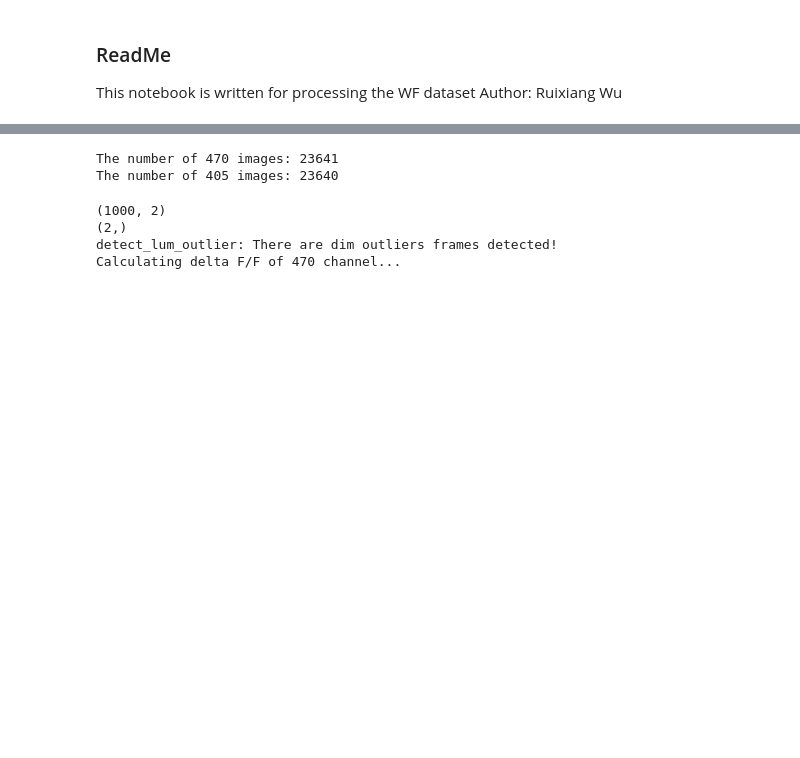
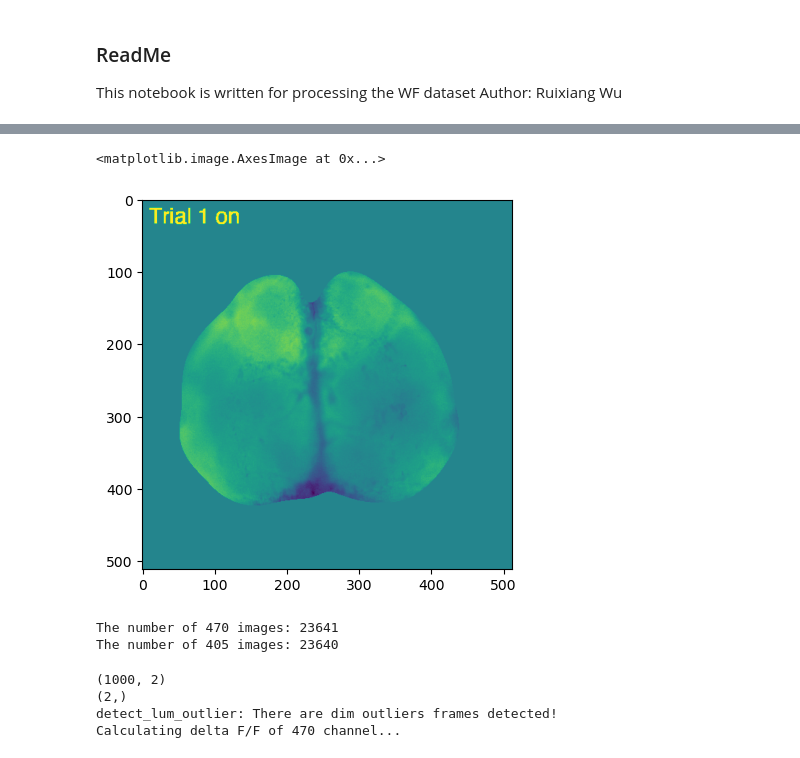
Before and after one commit to Sh555Lin/WF_GoNogo, a Jupyter notebook: analysis/pre_process.ipynb, the cells around one changed output, grey strips where cells are left out. Cells and saved outputs as stored; diff of their text form; code cells hidden in the pictures; blank space fills up the shorter version.

```diff
--- a/analysis/pre_process.ipynb
+++ b/analysis/pre_process.ipynb
@@ -94,0 +197,74 @@ The dff tiff file saved to: /home/wrx/Data_attention/Transfer learning/LinShu/DA
+# %%
+def add_text_to_image(image_array, trial_num, status="on"):
+    """
+    Add text without affecting other bright pixels.
+
+    Parameters:
+    image_array: (512, 512) uint16 array
+    trial_num: int in [1, 500]
+    status: "on" or "off"
+
+    Returns:
+    (512, 512) uint16 array with clean text overlay
+    """
+     # Validate
+    if not 1 <= trial_num <= 500:
+        raise ValueError("trial_num must be between 1 and 500")
+    if status not in ["on", "off"]:
+        raise ValueError("status must be 'on' or 'off'")
+
+    text = f"Trial {trial_num} {status}"
+    result = image_array.copy()
+
+    # Create a transparent image for text
+    text_image = Image.new('RGBA', (512, 512), (0, 0, 0, 0))
+    draw = ImageDraw.Draw(text_image)
+
+    # Try to load font
+    # Try to load a nice font
+    font_size = 30
+    try:
+        # Try common font paths
+        font_paths = [
+            "/usr/share/fonts/truetype/dejavu/DejaVuSans.ttf",
+            "/System/Library/Fonts/Helvetica.ttc",
+            "C:/Windows/Fonts/arial.ttf",
+            "arial.ttf"
+        ]
+
+        font = None
+        for path in font_paths:
+            if os.path.exists(path):
+                try:
+                    font = ImageFont.truetype(path, font_size)
+                    break
+                except:
+                    continue
+
+        if font is None:
+            font = ImageFont.load_default()
+    except:
+        font = ImageFont.load_default()
+
+    # Draw text in white with full opacity
+    position = (10, 10)
+    draw.text(position, text, fill=(255, 255, 255, 255), font=font)
+
+    # Convert to numpy array
+    text_array = np.array(text_image)
+
+    # Extract alpha channel (where text is)
+    alpha_channel = text_array[:, :, 3]  # Alpha is the 4th channel
+
+    # Create mask where alpha > 0 (text pixels)
+    text_mask = alpha_channel > 0
+
+    # Apply text to original image
+    result[text_mask] = 65535
+
+    return result
+dff_test = add_text_to_image(dff[1,:,:], 1, status="on")
+plt.imshow(dff_test)
+# %% [output]
+<matplotlib.image.AxesImage at 0x...>
+[figure, added]
```
Also changed, not shown: parts of 29 cells of this notebook, 7 other files.
